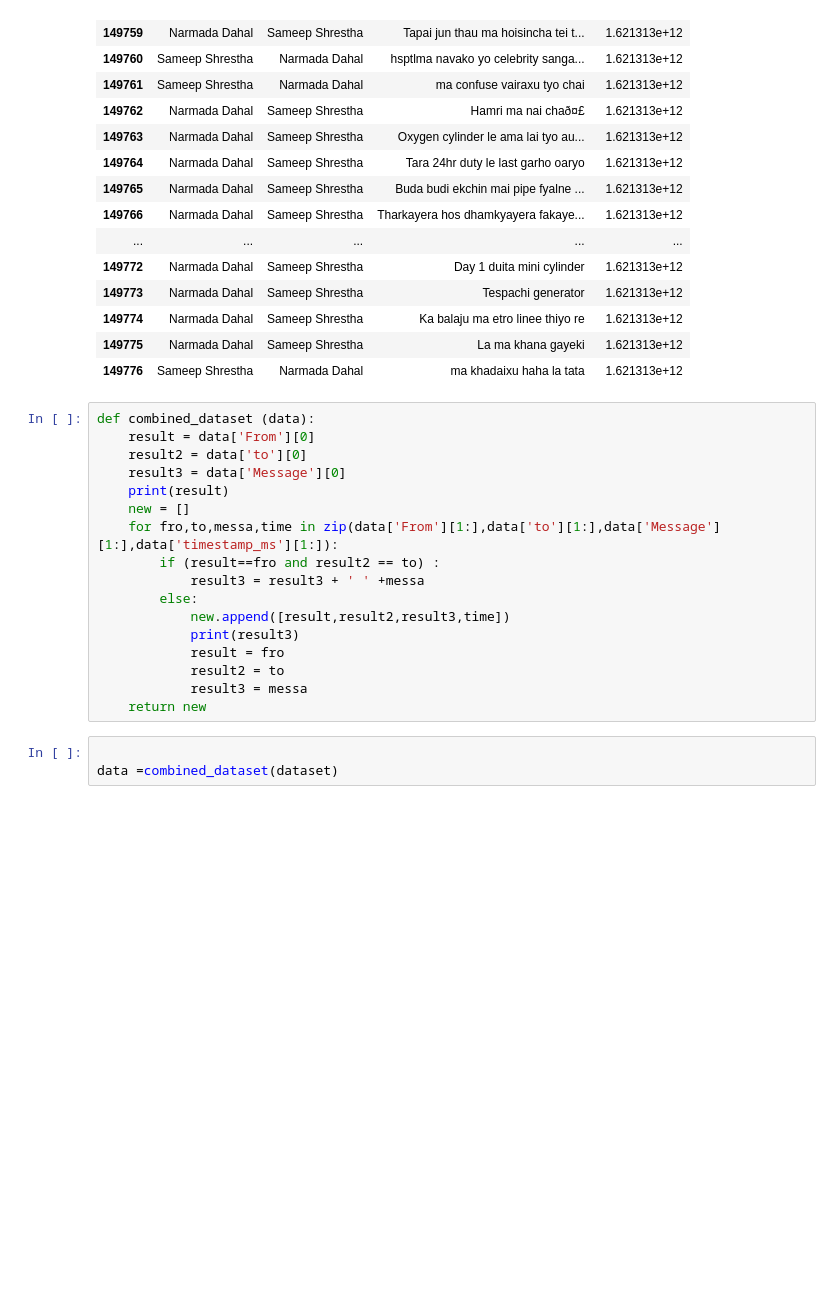
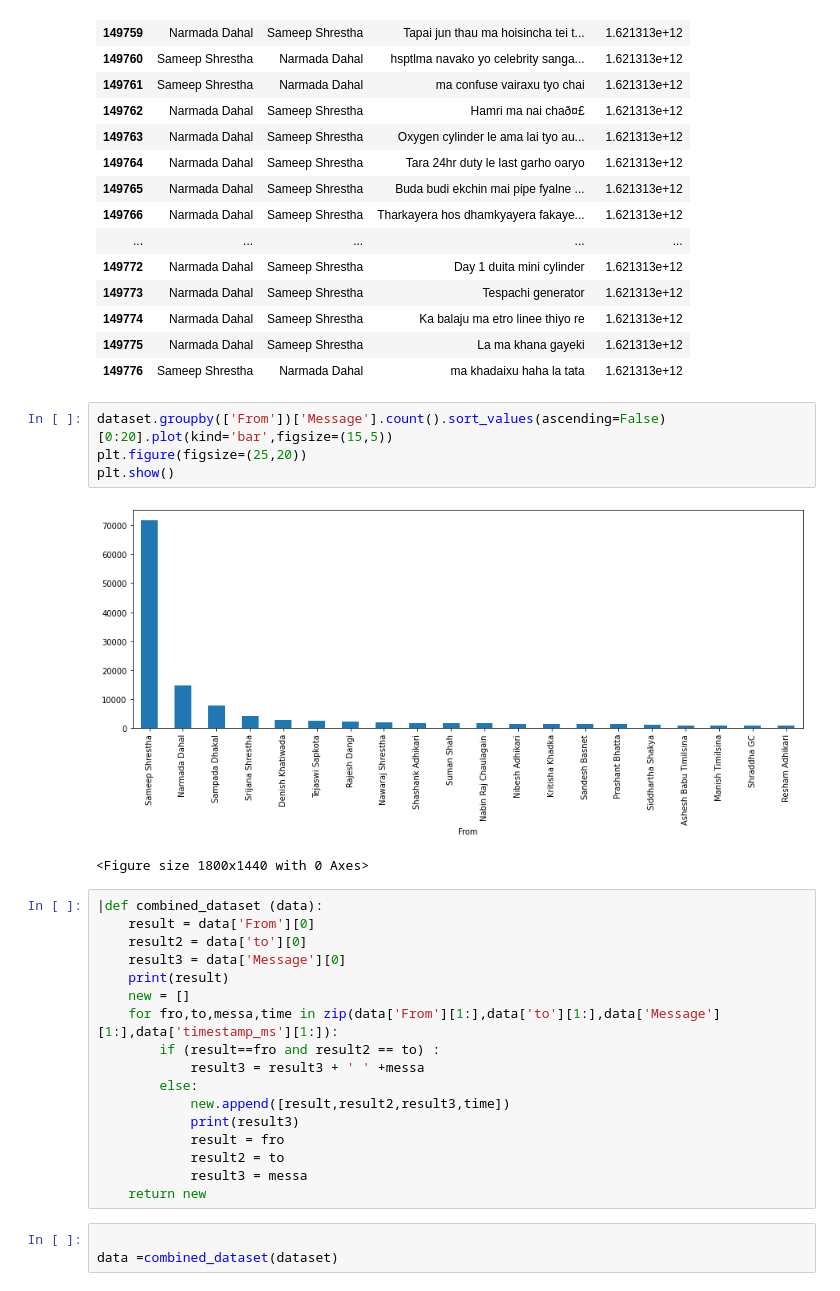
Before and after one commit to sameepshrestha/Mission-Chatbot, a Jupyter notebook: Mission_chatbot.ipynb, the cells around one changed output. Cells and saved outputs as stored; diff of their text form; blank space fills up the shorter version.

```diff
--- a/Mission_chatbot.ipynb
+++ b/Mission_chatbot.ipynb
@@ -86,8 +86,15 @@ dataset.tail(20)
 | 149774 | Narmada Dahal | Sameep Shrestha | Ka balaju ma etro linee thiyo re | 1.621313e+12 |
 | 149775 | Narmada Dahal | Sameep Shrestha | La ma khana gayeki | 1.621313e+12 |
 | 149776 | Sameep Shrestha | Narmada Dahal | ma khadaixu haha la tata | 1.621313e+12 |
+# %%
+dataset.groupby(['From'])['Message'].count().sort_values(ascending=False)[0:20].plot(kind='bar',figsize=(15,5))
+plt.figure(figsize=(25,20))
+plt.show()
+# %% [output]
+[figure, added]
+<Figure size 1800x1440 with 0 Axes>
 # %%
-def combined_dataset (data):
+|def combined_dataset (data):
     result = data['From'][0]
     result2 = data['to'][0]
     result3 = data['Message'][0]
```
Also changed, not shown: parts of 7 cells of this notebook.
